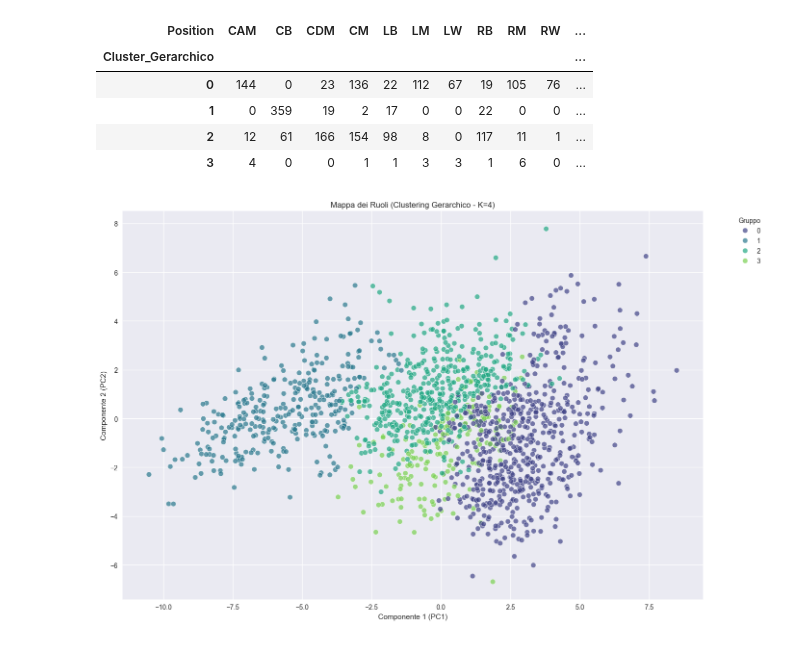
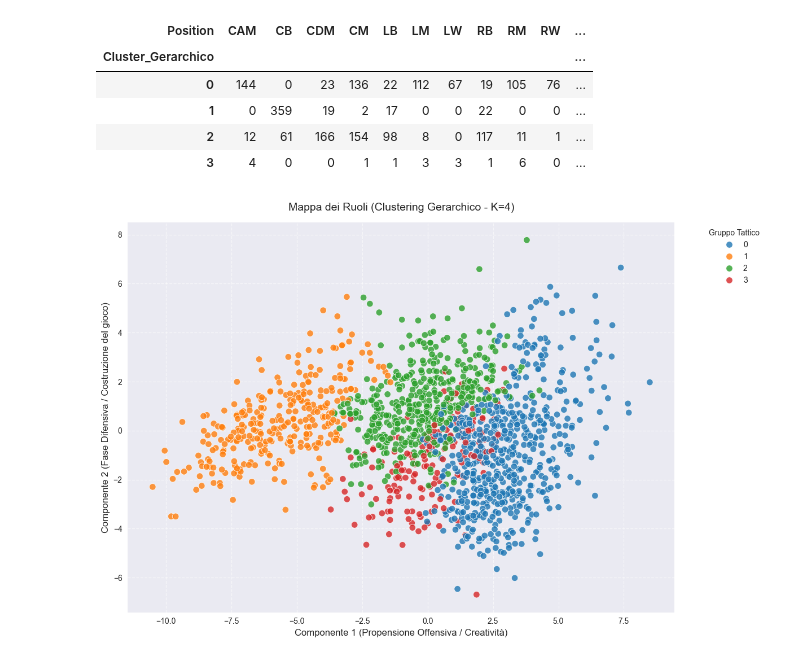
Before and after one commit to grannico/Progetti_DataScience_25-26, a Jupyter notebook: progetto_1/Clustering/clust_gerarchico.ipynb, the cells around one changed output. Cells and saved outputs as stored; diff of their text form; code cells hidden in the pictures.

```diff
--- a/progetto_1/Clustering/clust_gerarchico.ipynb
+++ b/progetto_1/Clustering/clust_gerarchico.ipynb
@@ -13,7 +13,7 @@ import scipy.cluster.hierarchy as sch # Importiamo la libreria per il dendrogram
 plt.style.use('seaborn-v0_8')
 
 # 1. Caricamento
-df = pd.read_csv('data/puliti/movimento_fe.csv')
+df = pd.read_csv('../data/puliti/movimento_fe.csv')
 
 # 2. Definizione Feature
 numeric_cols = df.select_dtypes(include=[np.number]).columns.tolist()
@@ -109,26 +109,34 @@ Righe: Cluster Trovati, Colonne: Ruoli Reali
 # %%
 # Creiamo un DataFrame per il plottaggio
 plot_df = pd.DataFrame(X_top_pca, columns=['PC1', 'PC2', 'PC3'])
 plot_df['Cluster'] = df_top['Cluster_Gerarchico'].astype('category')
 
 # Plotting
-plt.figure(figsize=(14, 9))
+plt.figure(figsize=(12, 8))
 ax = sns.scatterplot(
     data=plot_df,
     x='PC1',
     y='PC2',
     hue='Cluster',
-    palette='viridis',
-    s=60,
-    alpha=0.7,
+    palette='tab10', # Palette qualitativa per colori più distinti
+    s=70,            # Dimensione dei punti leggermente aumentata
+    alpha=0.8,       # Maggiore opacità per distinguere i colori
+    edgecolor='w',   # Contorno bianco per far risaltare i punti sovrapposti
     legend='full'
 )
 
-plt.title('Mappa dei Ruoli (Clustering Gerarchico - K=4)')
-plt.xlabel('Componente 1 (PC1)')
-plt.ylabel('Componente 2 (PC2)')
-plt.legend(title='Gruppo', bbox_to_anchor=(1.05, 1), loc='upper left')
+# Aggiornamento titoli e assi basato sui loadings
+plt.title('Mappa dei Ruoli (Clustering Gerarchico - K=4)', fontsize=14, pad=15)
+
+# PC1 era dominata da DRI, SHO, Vision (Offensiva)
+plt.xlabel('Componente 1 (Propensione Offensiva / Creatività)', fontsize=12)
+
+# PC2 era dominata da Long Passing, DEF, Short Passing (Costruzione / Difesa)
+plt.ylabel('Componente 2 (Fase Difensiva / Costruzione del gioco)', fontsize=12)
+
+plt.legend(title='Gruppo Tattico', bbox_to_anchor=(1.05, 1), loc='upper left')
+plt.grid(True, linestyle='--', alpha=0.6)
 plt.tight_layout()
 plt.show()
 # %% [output]
-[figure, old version]
+[figure, new version]
```
Also changed, not shown: parts of 1 cell of this notebook, 3 other files.
